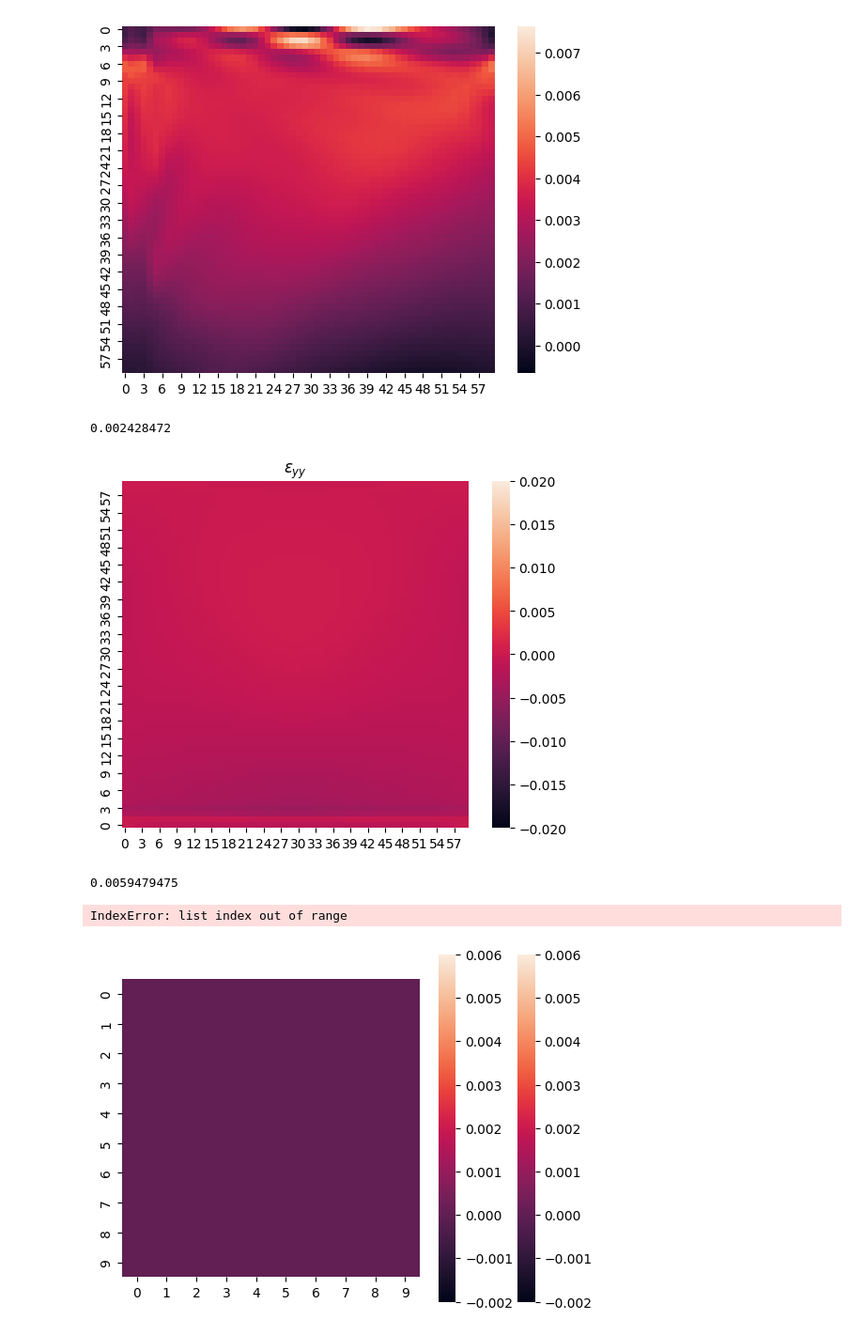
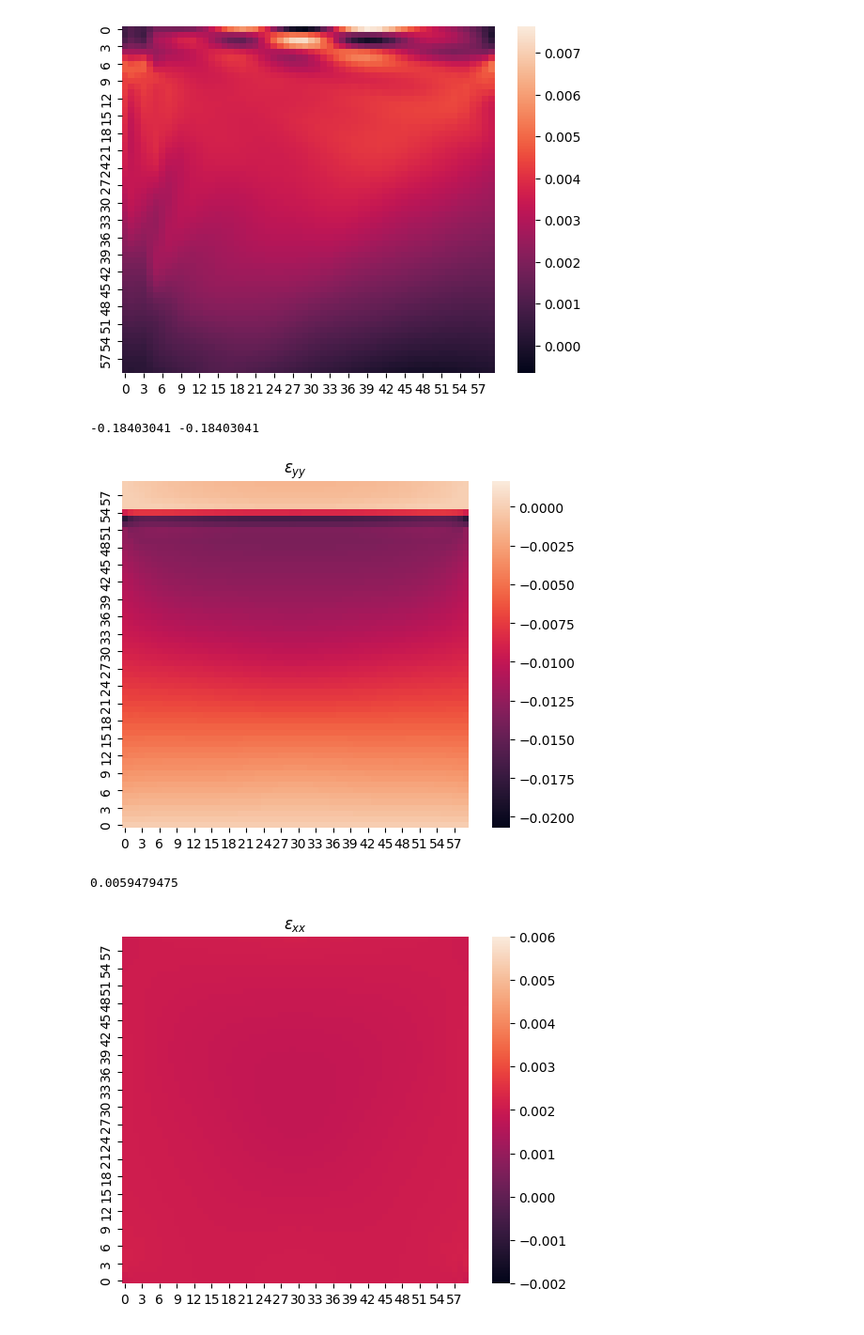
Before and after one commit to geoelements-dev/diffmpm_bridge, a Jupyter notebook: bridge_opt.ipynb, the cells around one changed output. Shown: that part at 94% size. Cells and saved outputs as stored; diff of their text form; code cells hidden in the pictures.

Commit message:
new strain formulation

```diff
--- a/bridge_opt.ipynb
+++ b/bridge_opt.ipynb
@@ -58,6 +58,13 @@ for frame in range(10):
 [0. 0.] 0.0720000000000017 0.0
 [0. 0.] 0.08000000000000797 0.0
 Error:
+# %%
+strain22 = np.zeros((1025, 3600, 2, 2))
+for i in range(1024):
+    if i == 1023:
+        strain22[i+1] = strain2[i]
+    else:
+        strain22[i+1] = strain2[i] + strain2[i+1]
 # %%
 import numpy as np
 import matplotlib.pyplot as plt
@@ -255,10 +297,11 @@ sns.heatmap(data)
 # %% [output]
 <Axes: >
 [figure]
-# %%
-strain_grav[:,:,1,1].max()
-# %% [output]
-0.002428472
+# %%
+strain_grav = np.load("strain_grav_drop2.npy")
+print(strain_grav[:,:,1,1].min(),  strain_grav[:,:,1,1].min())
+# %% [output]
+-0.18403041 -0.18403041
 # %%
 import numpy as np
 import seaborn as sns
@@ -266,30 +309,33 @@ import matplotlib.pyplot as plt
 from matplotlib import animation
 import einops
 
-strain_grav = np.load("strain_grav.npy")
+strain_grav = np.load("strain_grav_drop2b10.npy")
 x_grav = np.load("x_grav.npy")
 strain_g_yy = strain_grav[:, :, 1, 1]
 
+vmin = strain_grav[:,:,1,1].min()
+vmax = strain_grav[:,:,1,1].max()
+
 fig = plt.figure()
 def init():
-    sns.heatmap(np.zeros((10, 10)), vmin = -0.02, vmax=0.003, square=True, cbar=True)
+    sns.heatmap(np.zeros((10, 10)), vmin = vmin, vmax=vmax, square=True, cbar=True)
 
 def animate(i):
     data = einops.rearrange(strain_grav[i, :, 1, 1], '(x y) -> y x', x=60)
-    ax = sns.heatmap(data, vmin = -0.02, vmax=0.02, square=True, cbar=False)
+    ax = sns.heatmap(data, vmin = vmin, vmax=vmax, square=True, cbar=False)
     ax.invert_yaxis()
     ax.set_title('$\epsilon_{yy}$')
 
 
 anim = animation.FuncAnimation(fig, animate, init_func=init, frames=1024, repeat = False)
 
-savefile = r"test3y.gif"
+savefile = r"test3y_drop2b10.gif"
 pillowwriter = animation.PillowWriter(fps=20)
 anim.save(savefile, writer=pillowwriter)
 
 plt.show()
 # %% [output]
-[figure, old version]
+[figure, new version]
 # %%
 strain_grav[:, :, 0, 0].max()
 # %% [output]
@@ -297,32 +343,31 @@ strain_grav[:, :, 0, 0].max()
 # %%
 import numpy as np
 import seaborn as sns
 import matplotlib.pyplot as plt
 from matplotlib import animation
 import einops
 
 strain_grav = np.load("strain_grav.npy")
 x_grav = np.load("x_grav.npy")
 strain_g_xx = strain_grav[:, :, 0, 0]
 
 fig = plt.figure()
 def init():
     sns.heatmap(np.zeros((10, 10)), vmin=-0.002, vmax=.006, square=True, cbar=True)
 
 def animate(i):
-    data = einops.rearrange(strain_g_xx, '(x y) -> y x', x=60)
+    data = einops.rearrange(strain_grav[i, :, 0, 0], '(x y) -> y x', x=60)
     ax = sns.heatmap(data, vmin=-0.02, vmax=.02, cbar=False)
     ax.invert_yaxis()
     ax.set_title('$\epsilon_{xx}$')
 
 
 anim = animation.FuncAnimation(fig, animate, init_func=init, frames=1024, repeat = False)
 
 savefile = r"test3x.gif"
 pillowwriter = animation.PillowWriter(fps=20)
 anim.save(savefile, writer=pillowwriter)
 
 plt.show()
 # %% [output]
-IndexError: list index out of range
-[figure, old version]
+[figure, new version]
```
Also changed, not shown: parts of 4 cells of this notebook, 3 other files.
